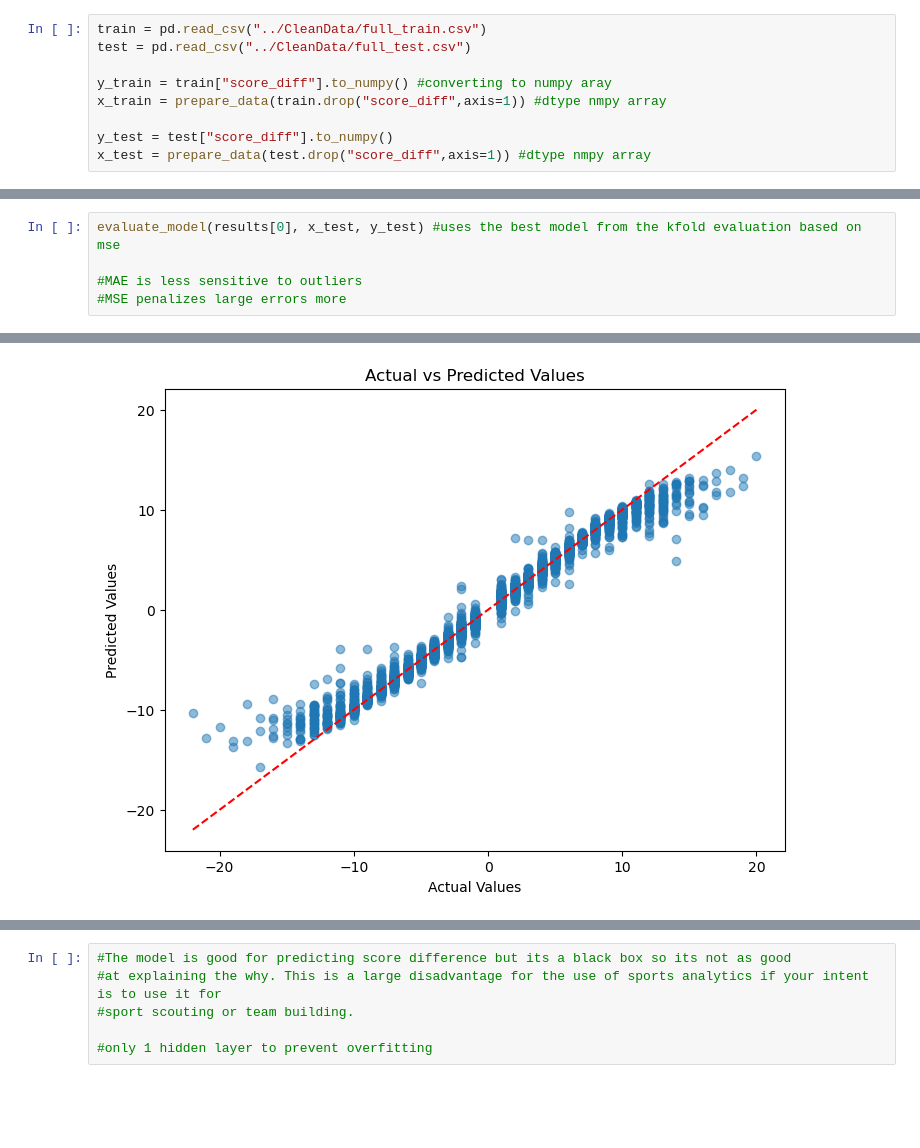
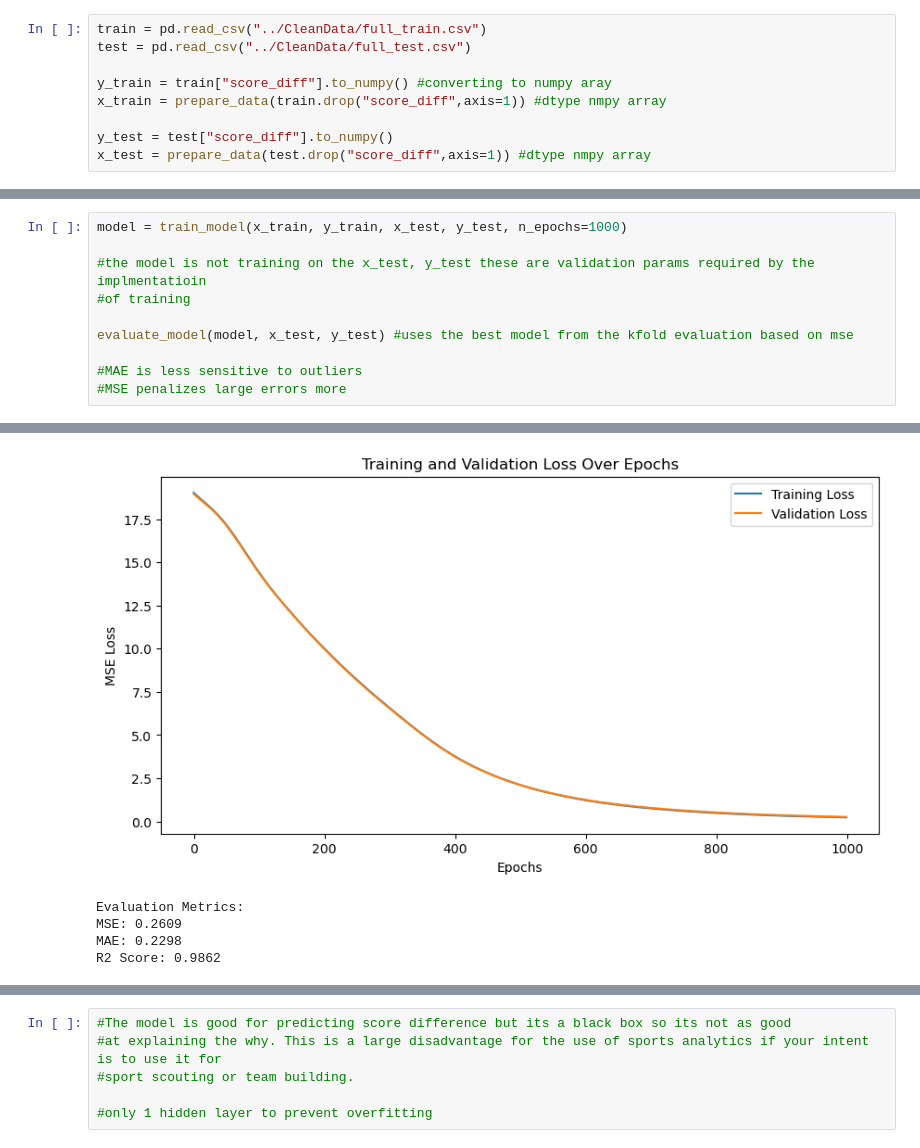
Before and after one commit to rda329/Baseball-Predictive-Model, a Jupyter notebook: Models/deep_neural_net.ipynb, the cells around one changed output, grey strips where cells are left out. Drawn from its saved outputs; the diff is of its cells as text; blank space fills up the shorter version.

```diff
--- a/Models/deep_neural_net.ipynb
+++ b/Models/deep_neural_net.ipynb
@@ -300,6 +300,11 @@ Epoch 1000/1000 | Train Loss: 0.2296 | Val Loss: 0.2205
 ... (29 outputs left out)
 # %%
-evaluate_model(results[0], x_test, y_test) #uses the best model from the kfold evaluation based on mse
+model = train_model(x_train, y_train, x_test, y_test, n_epochs=1000)
+
+#the model is not training on the x_test, y_test these are validation params required by the implmentatioin
+#of training
+
+evaluate_model(model, x_test, y_test) #uses the best model from the kfold evaluation based on mse
 
 #MAE is less sensitive to outliers
 #MSE penalizes large errors more
@@ -311 +329,5 @@ R2 Score: 0.9879
-[figure, old version]
+[figure, new version]
+Evaluation Metrics:
+MSE: 0.2609
+MAE: 0.2298
+R2 Score: 0.9862
```
Also changed, not shown: parts of 2 cells of this notebook.
